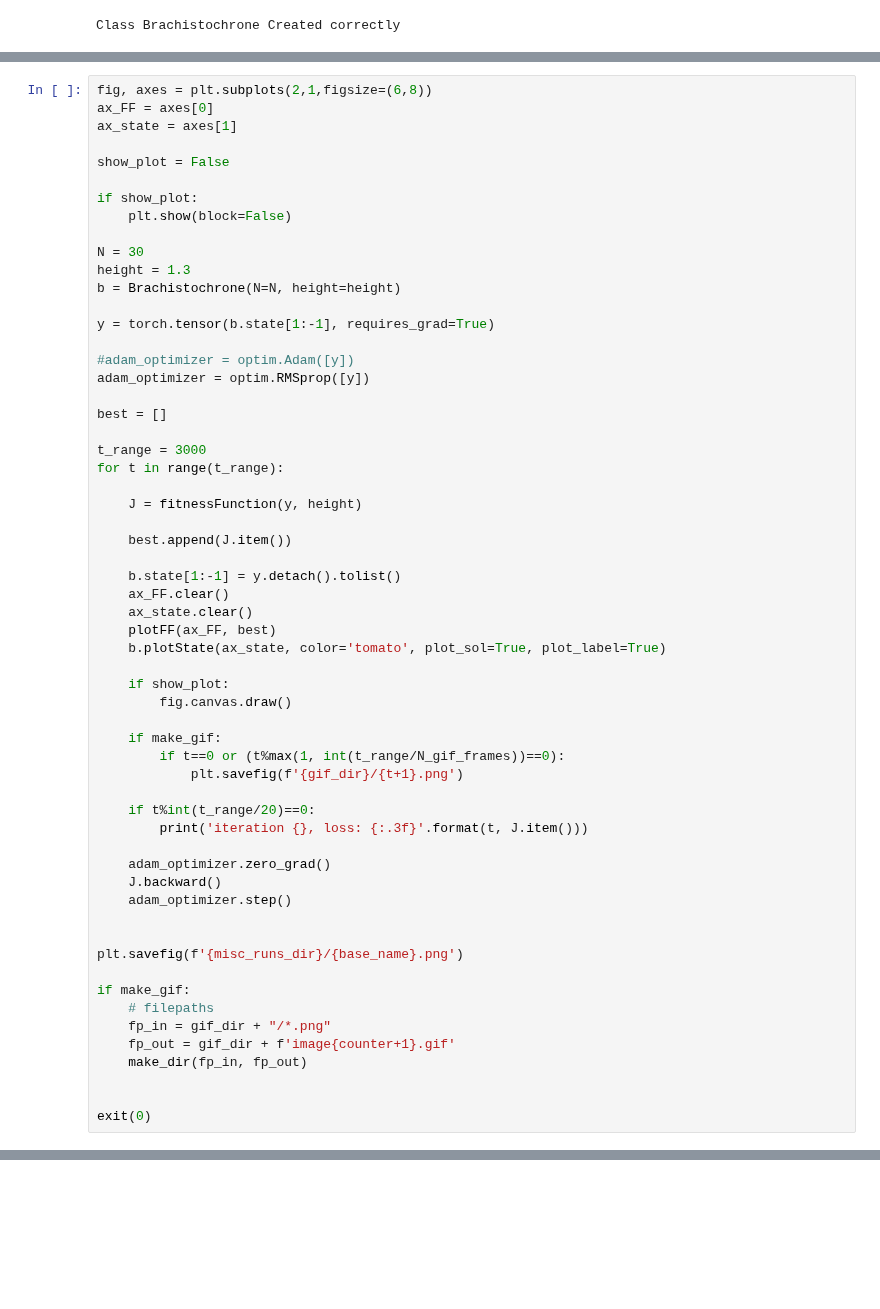
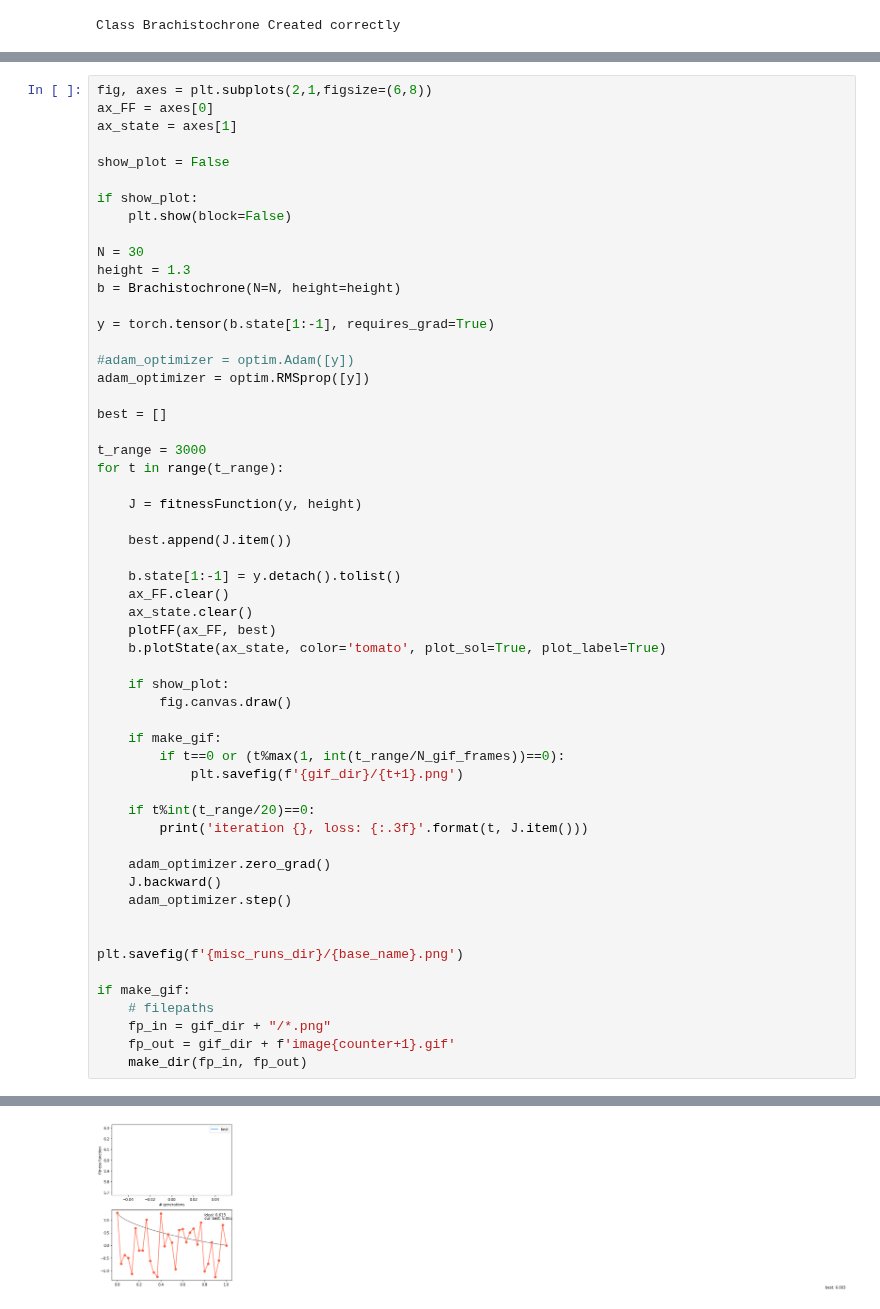
Before and after one commit to MarshaGomez/F5-MOEA-Variations, a Jupyter notebook: examples/Brachistochrone_and_parallel.ipynb, the cells around one changed output, grey strips where cells are left out. Saved outputs shown, nothing was run; the diff lists cells and outputs as text; blank space fills up the shorter version.

```diff
--- a/examples/Brachistochrone_and_parallel.ipynb
+++ b/examples/Brachistochrone_and_parallel.ipynb
@@ -678,7 +693,4 @@ if make_gif:
     fp_in = gif_dir + "/*.png"
     fp_out = gif_dir + f'image{counter+1}.gif'
     make_dir(fp_in, fp_out)
-
-
-exit(0)
 # %% [output]
@@ -692,0 +698 @@ iteration 1050, loss: 0.617
+[figure, added]
```
Also changed, not shown: parts of 18 cells of this notebook.
